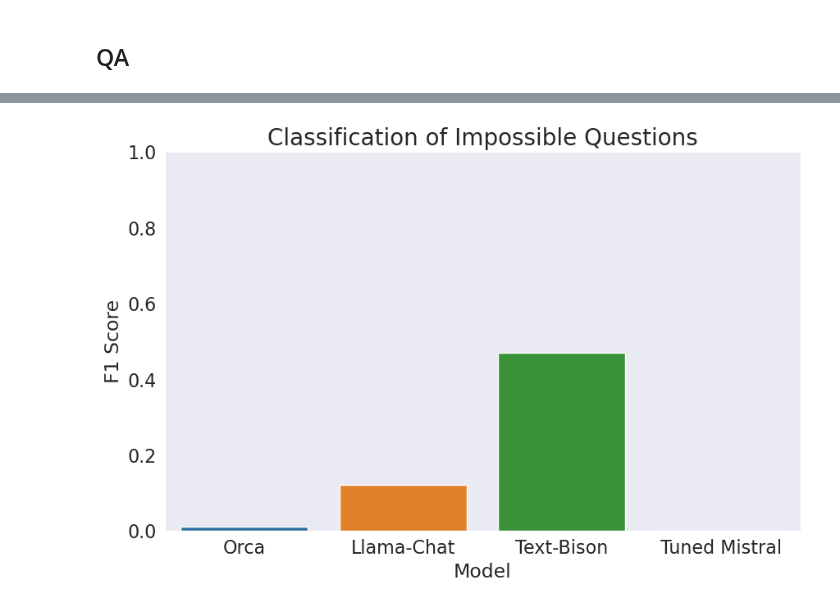
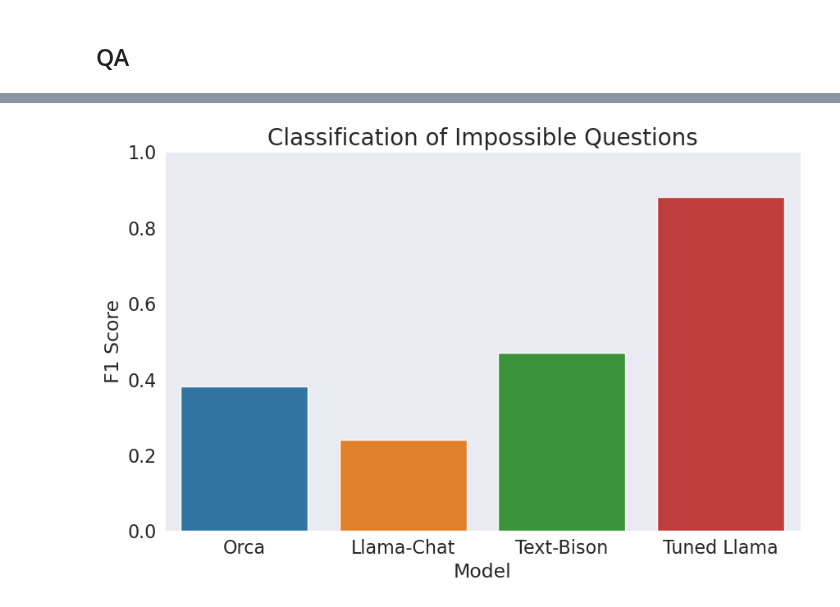
Before and after one commit to yw4401/FinBot, a Jupyter notebook: notebooks/examine_finetuning.ipynb, the cells around one changed output, grey strips where cells are left out. Drawn from its saved outputs; the diff is of its cells as text; code cells hidden in the pictures.

```diff
--- a/notebooks/examine_finetuning.ipynb
+++ b/notebooks/examine_finetuning.ipynb
@@ -116,15 +118,15 @@ plt.show()
 # %%
 plt.figure(figsize=(10,6))
-hallucination_df = pd.DataFrame({"F1": [0.01, 0.12, 0.47, 0.0], "Model": ["Orca", "Llama-Chat", "Text-Bison", "Tuned Mistral"]})
+hallucination_df = pd.DataFrame({"F1": [0.38, 0.24, 0.47, 0.88], "Model": ["Orca", "Llama-Chat", "Text-Bison", "Tuned Llama"]})
 sns.barplot(hallucination_df, x="Model", y="F1")
 plt.ylim((0, 1))
 plt.xticks(fontsize=16)
 plt.yticks(fontsize=16)
 plt.xlabel("Model", fontsize=17)
 plt.ylabel("F1 Score", fontsize=17)
 plt.grid(False)
 plt.title("Classification of Impossible Questions", fontsize=20)
-plt.savefig(fname="tune_hal.png", format="png")
+plt.savefig(fname="qa_tune_hal.png", format="png")
 plt.show()
 # %% [output]
-[figure, old version]
+[figure, new version]
```
Also changed, not shown: parts of 3 cells of this notebook, 3 other files.
